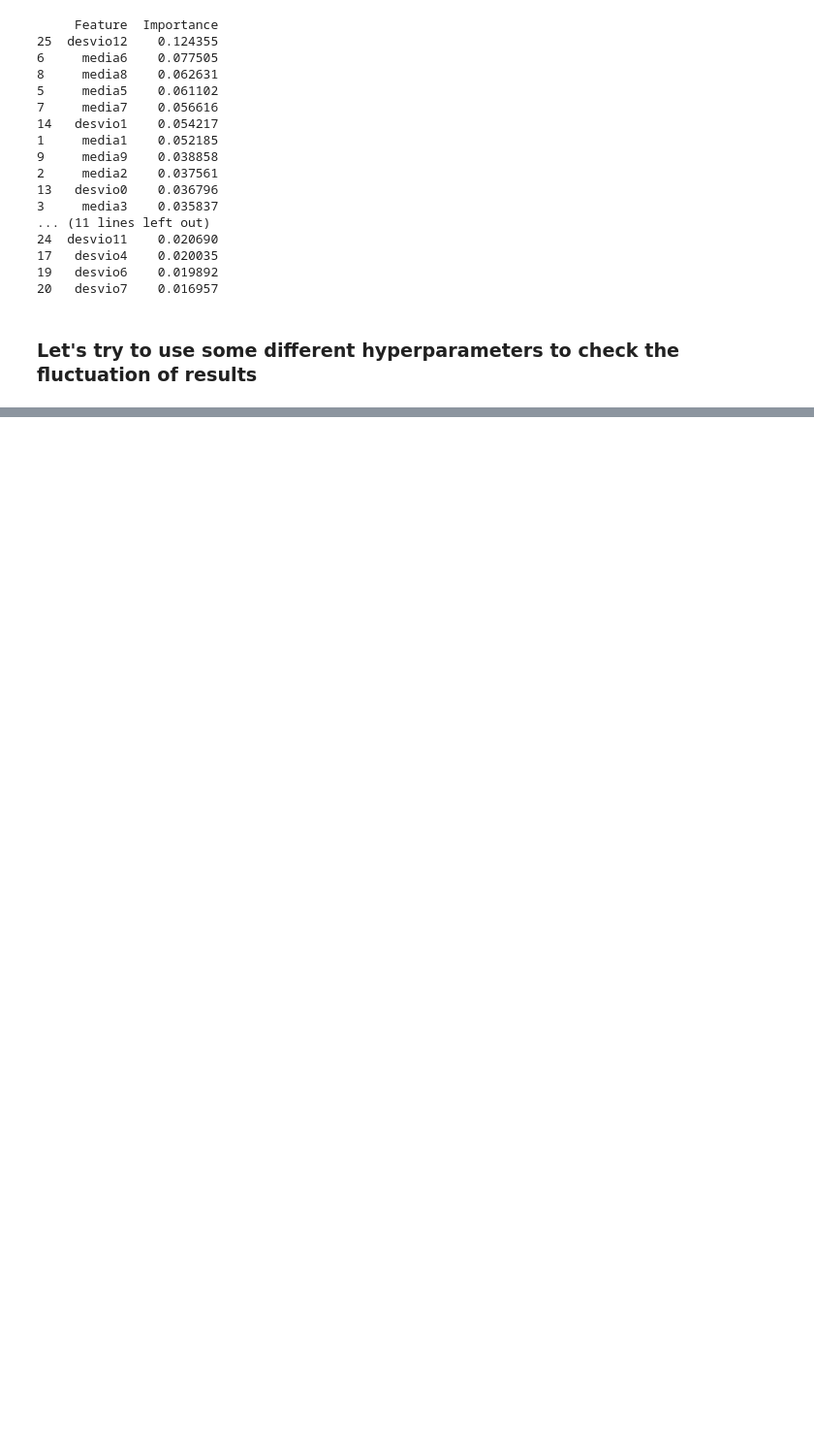
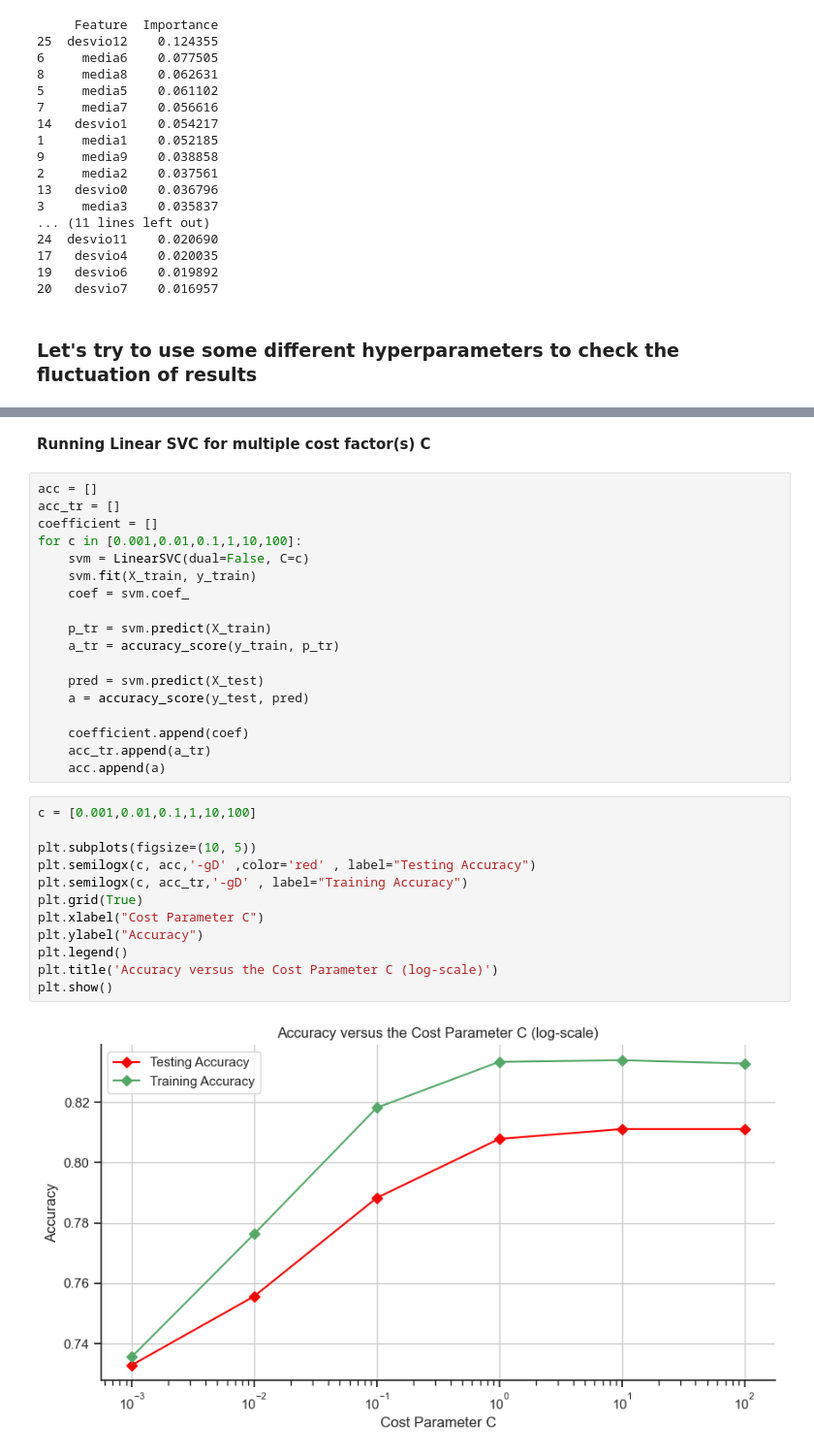
Before and after one commit to osvaldodmvs/APRAU_Project, a Jupyter notebook: main_notebook.ipynb, the cells around one changed output, grey strips where cells are left out. Shown at 97% size. Cells and saved outputs as stored; diff of their text form; blank space fills up the shorter version.

```diff
--- a/main_notebook.ipynb
+++ b/main_notebook.ipynb
@@ -1270,0 +1467,34 @@ desvio7: 0.016721128727140083
+# %% [markdown]
+**Running Linear SVC for multiple cost factor(s) C**
+# %%
+acc = []
+acc_tr = []
+coefficient = []
+for c in [0.001,0.01,0.1,1,10,100]:
+    svm = LinearSVC(dual=False, C=c)
+    svm.fit(X_train, y_train)
+    coef = svm.coef_
+
+    p_tr = svm.predict(X_train)
+    a_tr = accuracy_score(y_train, p_tr)
+
+    pred = svm.predict(X_test)
+    a = accuracy_score(y_test, pred)
+
+    coefficient.append(coef)
+    acc_tr.append(a_tr)
+    acc.append(a)
+# %%
+c = [0.001,0.01,0.1,1,10,100]
+
+plt.subplots(figsize=(10, 5))
+plt.semilogx(c, acc,'-gD' ,color='red' , label="Testing Accuracy")
+plt.semilogx(c, acc_tr,'-gD' , label="Training Accuracy")
+plt.grid(True)
+plt.xlabel("Cost Parameter C")
+plt.ylabel("Accuracy")
+plt.legend()
+plt.title('Accuracy versus the Cost Parameter C (log-scale)')
+plt.show()
+# %% [output]
+[figure, added]
```
Also changed, not shown: parts of 103 cells of this notebook.
